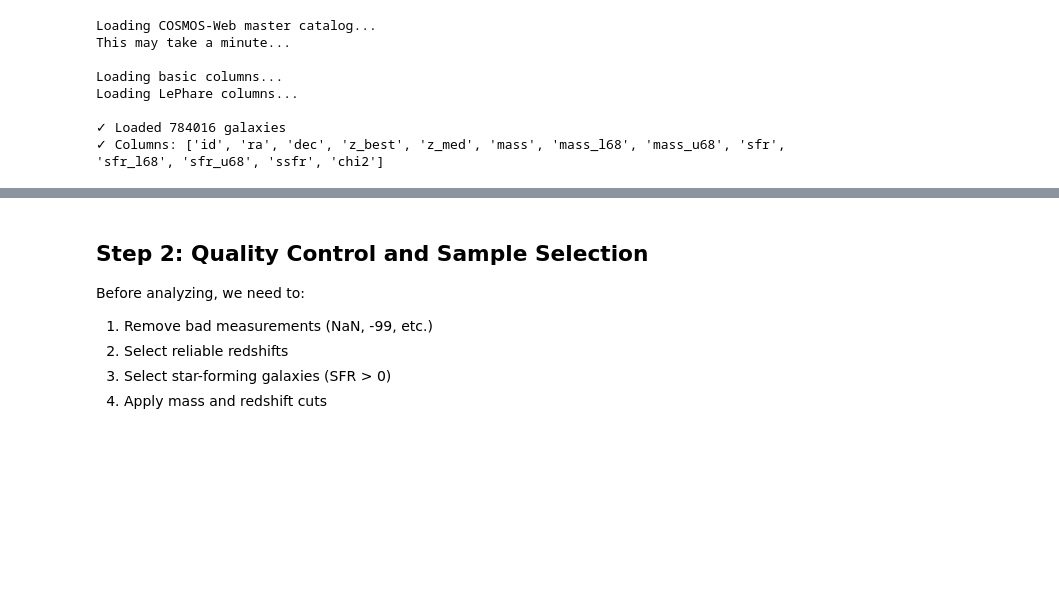
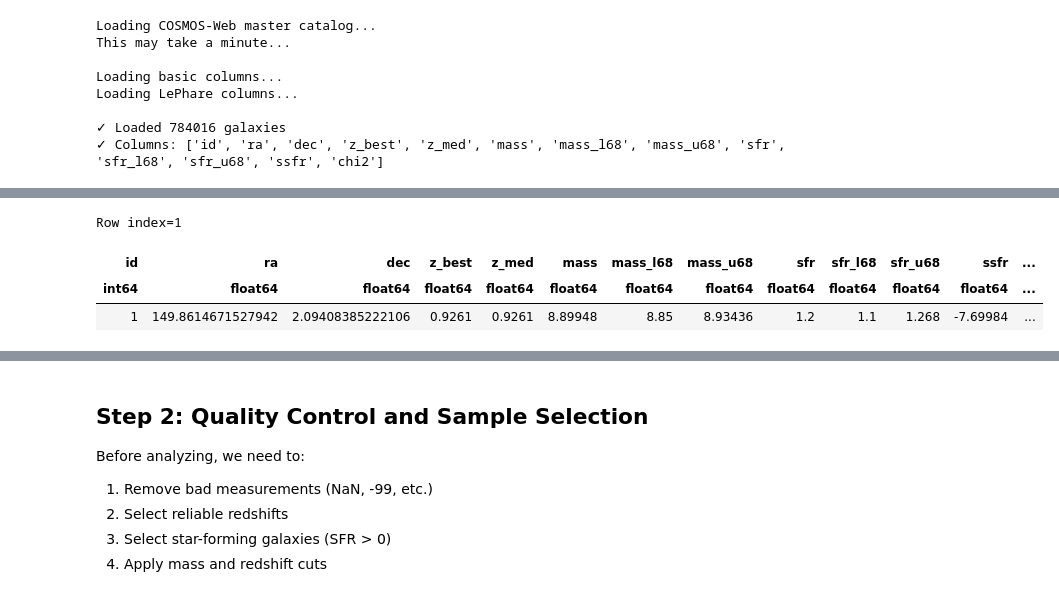
Before and after one commit to ronaldolaishram/MUJWST_Ronaldo, a Jupyter notebook: Project1_SFMS.ipynb, the cells around one changed output, grey strips where cells are left out. Cells and saved outputs as stored; diff of their text form; code cells hidden in the pictures; blank space fills up the shorter version.

```diff
--- a/Project1_SFMS.ipynb
+++ b/Project1_SFMS.ipynb
@@ -124,0 +150,7 @@ print(f"✓ Columns: {master_catalog.colnames}")
+# %%
+master_catalog[1]
+# %% [output]
+Row index=1
+| id | ra | dec | z_best | z_med | mass | mass_l68 | mass_u68 | sfr | sfr_l68 | sfr_u68 | ssfr | ... |
+| int64 | float64 | float64 | float64 | float64 | float64 | float64 | float64 | float64 | float64 | float64 | float64 | ... |
+| 1 | 149.8614671527942 | 2.09408385222106 | 0.9261 | 0.9261 | 8.89948 | 8.85 | 8.93436 | 1.2 | 1.1 | 1.268 | -7.69984 | ... |
```
Also changed, not shown: parts of 3 cells of this notebook, 2 other files.
